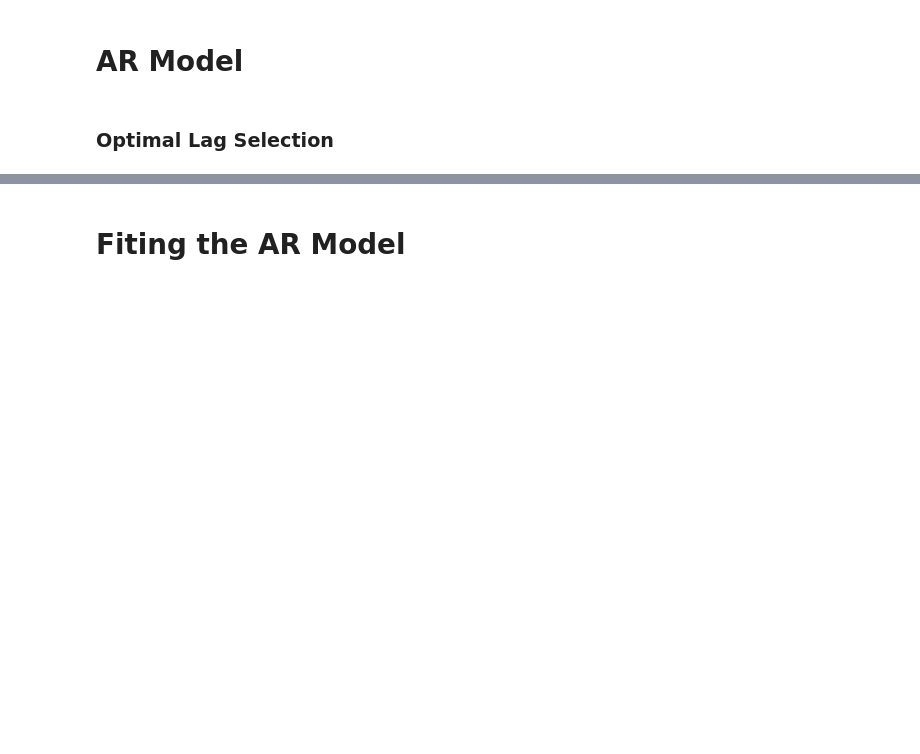
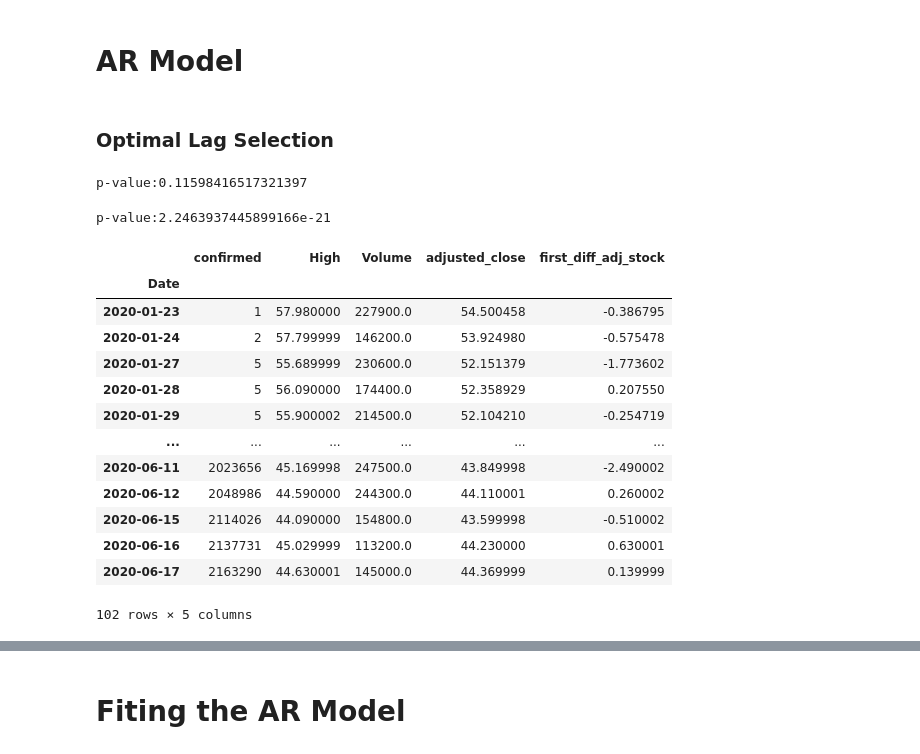
Before and after one commit to DataEcon/Springboard, a Jupyter notebook: Capstone Project Two/Code/Modeling 1.ipynb, the cells around one changed output, grey strips where cells are left out. Saved outputs shown, nothing was run; the diff lists cells and outputs as text; code cells hidden in the pictures; blank space fills up the shorter version.

```diff
--- a/Capstone Project Two/Code/Modeling 1.ipynb
+++ b/Capstone Project Two/Code/Modeling 1.ipynb
@@ -67,3 +69,32 @@ from statsmodels.graphics.tsaplots import plot_acf, plot_pacf
+# %%
+#ADF-test Original Data
+res = sm.tsa.adfuller(train_data['adjusted_close'].dropna(),regression='ct')
+print('p-value:{}'.format(res[1]))
+# %% [output]
+p-value:0.11598416517321397
+# %%
+#ADF-test(differenced-time-series)
+res = sm.tsa.adfuller(train_data['adjusted_close'].diff().dropna(),regression='c')
+print('p-value:{}'.format(res[1]))
+# %% [output]
+p-value:2.2463937445899166e-21
+# %%
+train_data
+# %% [output]
+|  | confirmed | High | Volume | adjusted_close | first_diff_adj_stock |
+| Date |  |  |  |  |  |
+| 2020-01-23 | 1 | 57.980000 | 227900.0 | 54.500458 | -0.386795 |
+| 2020-01-24 | 2 | 57.799999 | 146200.0 | 53.924980 | -0.575478 |
+| 2020-01-27 | 5 | 55.689999 | 230600.0 | 52.151379 | -1.773602 |
+| 2020-01-28 | 5 | 56.090000 | 174400.0 | 52.358929 | 0.207550 |
+| 2020-01-29 | 5 | 55.900002 | 214500.0 | 52.104210 | -0.254719 |
+| ... | ... | ... | ... | ... | ... |
+| 2020-06-11 | 2023656 | 45.169998 | 247500.0 | 43.849998 | -2.490002 |
+| 2020-06-12 | 2048986 | 44.590000 | 244300.0 | 44.110001 | 0.260002 |
+| 2020-06-15 | 2114026 | 44.090000 | 154800.0 | 43.599998 | -0.510002 |
+| 2020-06-16 | 2137731 | 45.029999 | 113200.0 | 44.230000 | 0.630001 |
+| 2020-06-17 | 2163290 | 44.630001 | 145000.0 | 44.369999 | 0.139999 |
+102 rows × 5 columns
 # %%
 # PACF of differenced data
 
```
Also changed, not shown: parts of 30 cells of this notebook, 2 other files.
